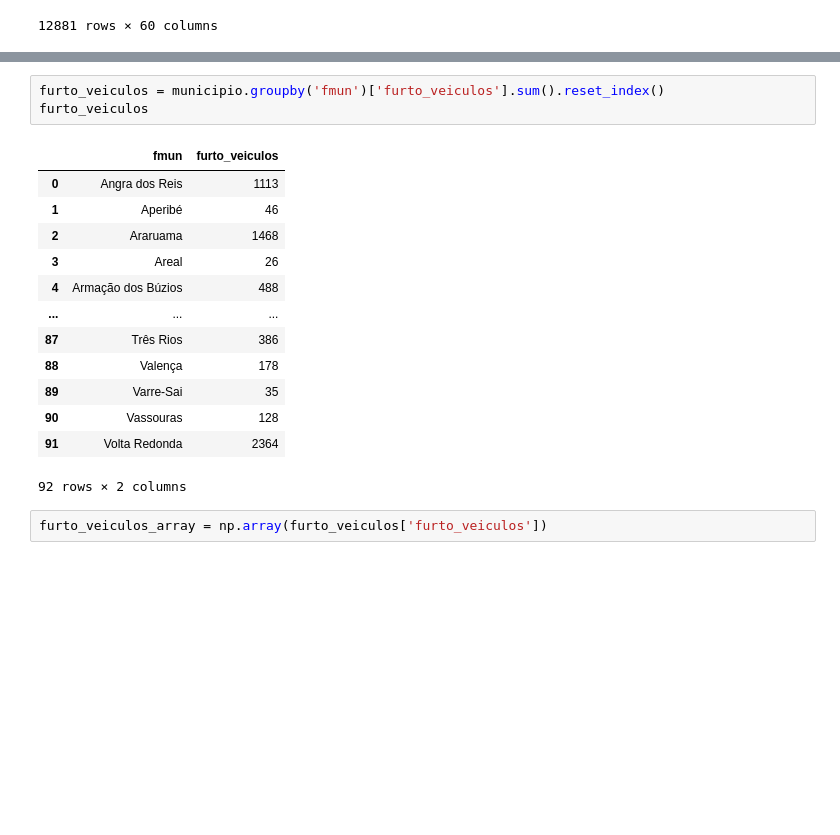
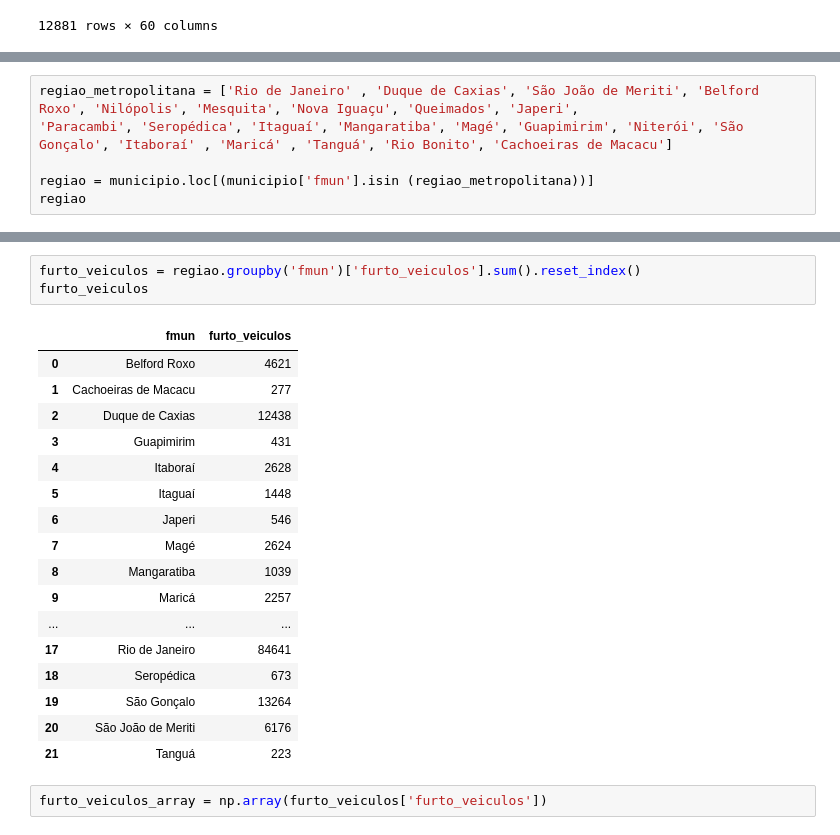
Before and after one commit to leticyanunes/Repo_Senac, a Jupyter notebook: outliers.ipynb, the cells around one changed output, grey strips where cells are left out. Drawn from its saved outputs; the diff is of its cells as text; blank space fills up the shorter version.

```diff
--- a/outliers.ipynb
+++ b/outliers.ipynb
@@ -68,0 +89,6 @@ municipio
+# %%
+regiao_metropolitana = ['Rio de Janeiro' , 'Duque de Caxias', 'São João de Meriti', 'Belford Roxo', 'Nilópolis', 'Mesquita', 'Nova Iguaçu', 'Queimados', 'Japeri',
+'Paracambi', 'Seropédica', 'Itaguaí', 'Mangaratiba', 'Magé', 'Guapimirim', 'Niterói', 'São Gonçalo', 'Itaboraí' , 'Maricá' , 'Tanguá', 'Rio Bonito', 'Cachoeiras de Macacu']
+
+regiao = municipio.loc[(municipio['fmun'].isin (regiao_metropolitana))]
+regiao
@@ -69,20 +109,24 @@ municipio
 # %%
-furto_veiculos = municipio.groupby('fmun')['furto_veiculos'].sum().reset_index()
+furto_veiculos = regiao.groupby('fmun')['furto_veiculos'].sum().reset_index()
 furto_veiculos
 # %% [output]
 |  | fmun | furto_veiculos |
-| 0 | Angra dos Reis | 1113 |
-| 1 | Aperibé | 46 |
-| 2 | Araruama | 1468 |
-| 3 | Areal | 26 |
-| 4 | Armação dos Búzios | 488 |
+| 0 | Belford Roxo | 4621 |
+| 1 | Cachoeiras de Macacu | 277 |
+| 2 | Duque de Caxias | 12438 |
+| 3 | Guapimirim | 431 |
+| 4 | Itaboraí | 2628 |
+| 5 | Itaguaí | 1448 |
+| 6 | Japeri | 546 |
+| 7 | Magé | 2624 |
+| 8 | Mangaratiba | 1039 |
+| 9 | Maricá | 2257 |
 | ... | ... | ... |
-| 87 | Três Rios | 386 |
-| 88 | Valença | 178 |
-| 89 | Varre-Sai | 35 |
-| 90 | Vassouras | 128 |
-| 91 | Volta Redonda | 2364 |
+| 17 | Rio de Janeiro | 84641 |
+| 18 | Seropédica | 673 |
+| 19 | São Gonçalo | 13264 |
+| 20 | São João de Meriti | 6176 |
+| 21 | Tanguá | 223 |
-92 rows × 2 columns
 # %%
 furto_veiculos_array = np.array(furto_veiculos['furto_veiculos'])
 # %%
```
Also changed, not shown: parts of 20 cells of this notebook, 1 other file.
